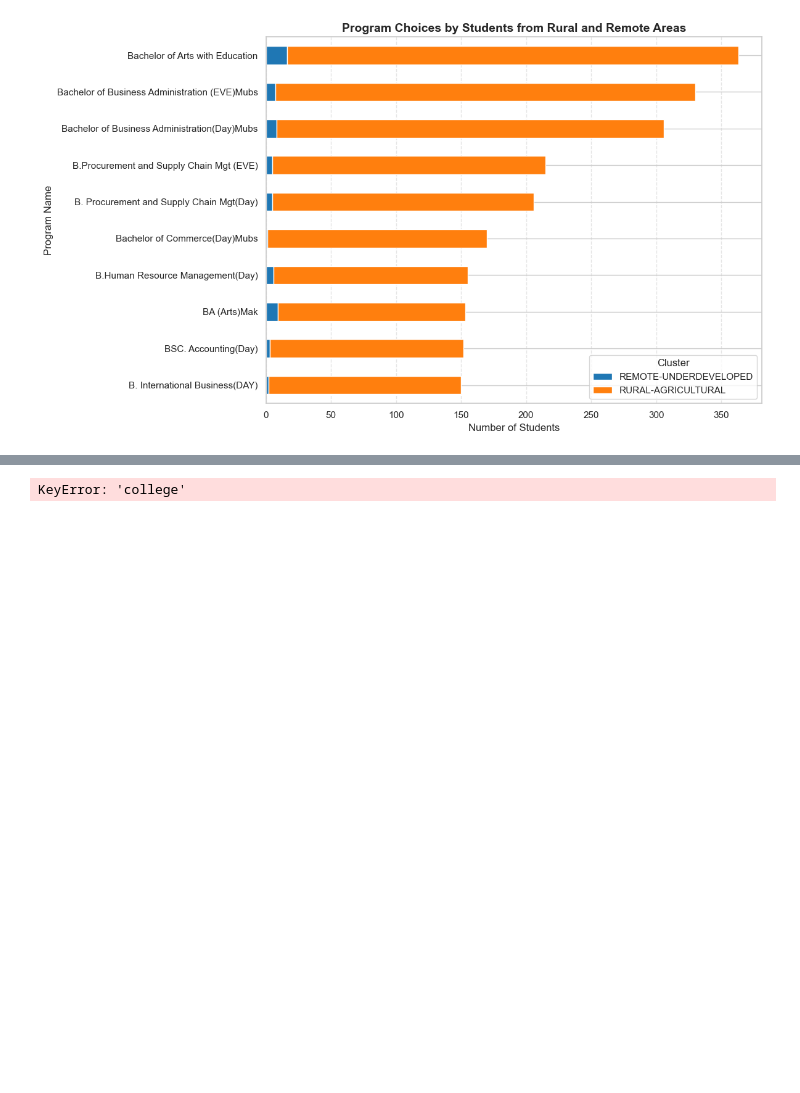
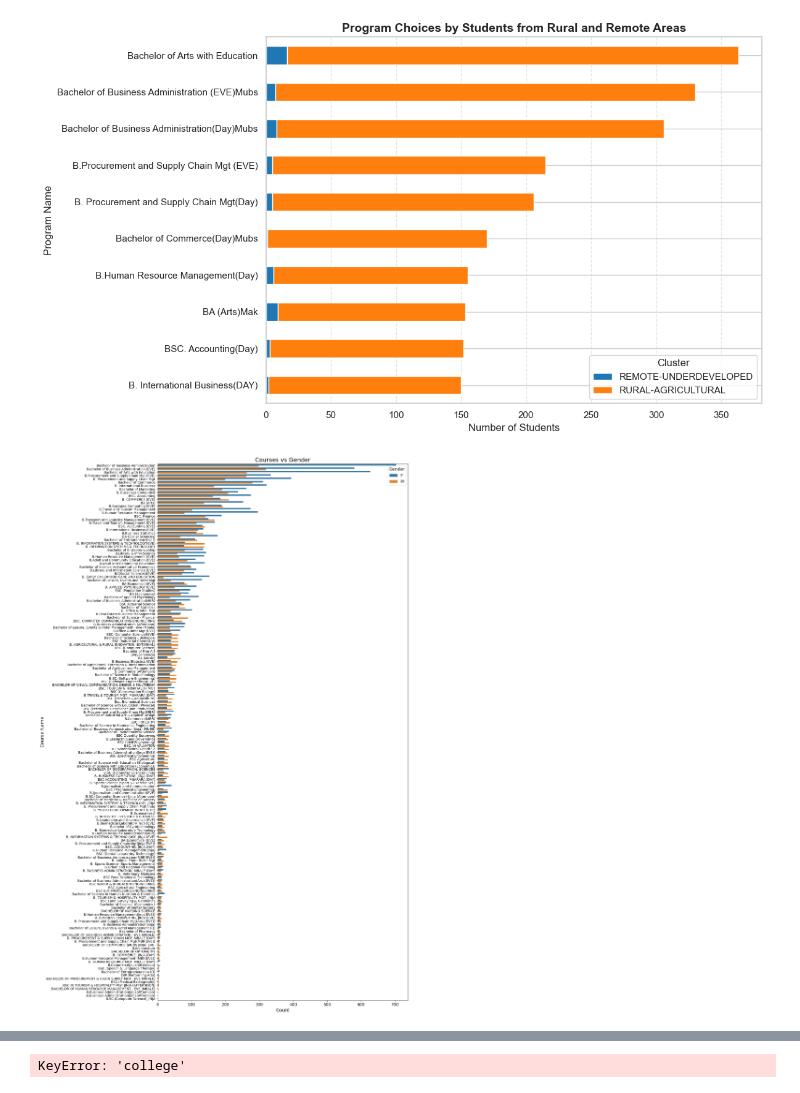
Before and after one commit to AshrafGit256/admission_analysis, a Jupyter notebook: Rural_Remote_Admissions_Analysis.ipynb, the cells around one changed output, grey strips where cells are left out. Drawn from its saved outputs; the diff is of its cells as text; code cells hidden in the pictures; blank space fills up the shorter version.

```diff
--- a/Rural_Remote_Admissions_Analysis.ipynb
+++ b/Rural_Remote_Admissions_Analysis.ipynb
@@ -8,7 +8,7 @@ import seaborn as sns
 import plotly.express as px
 
 # Load the prepared data
-df = pd.read_excel('cleaned_clustered_admissions(13).xlsx')
+df = pd.read_excel('cleaned_clustered_admissions(15).xlsx')
 df.head()
 # %% [output]
 |  | no | formid | index_no | name | ge | uace_ | dcode | dname | course_code | course_name | ... |
@@ -285,3 +285,21 @@ plt.tight_layout()
 plt.show()
 # %% [output]
 [figure]
+# %%
+plt.figure(figsize=(16, 24))  # Wider and much taller for all courses
+sns.countplot(
+    data=df,
+    y='course_name',
+    hue='ge',
+    order=df['course_name'].value_counts().index
+)
+plt.title('Courses vs Gender', fontsize=18)
+plt.xlabel('Count', fontsize=14)
+plt.ylabel('Course Name', fontsize=14)
+plt.xticks(fontsize=12)
+plt.yticks(fontsize=10)
+plt.legend(title='Gender', fontsize=12, title_fontsize=13)
+plt.tight_layout()
+plt.show()
+# %% [output]
+[figure, added]
```
Also changed, not shown: parts of 3 cells of this notebook, 47 other files.
